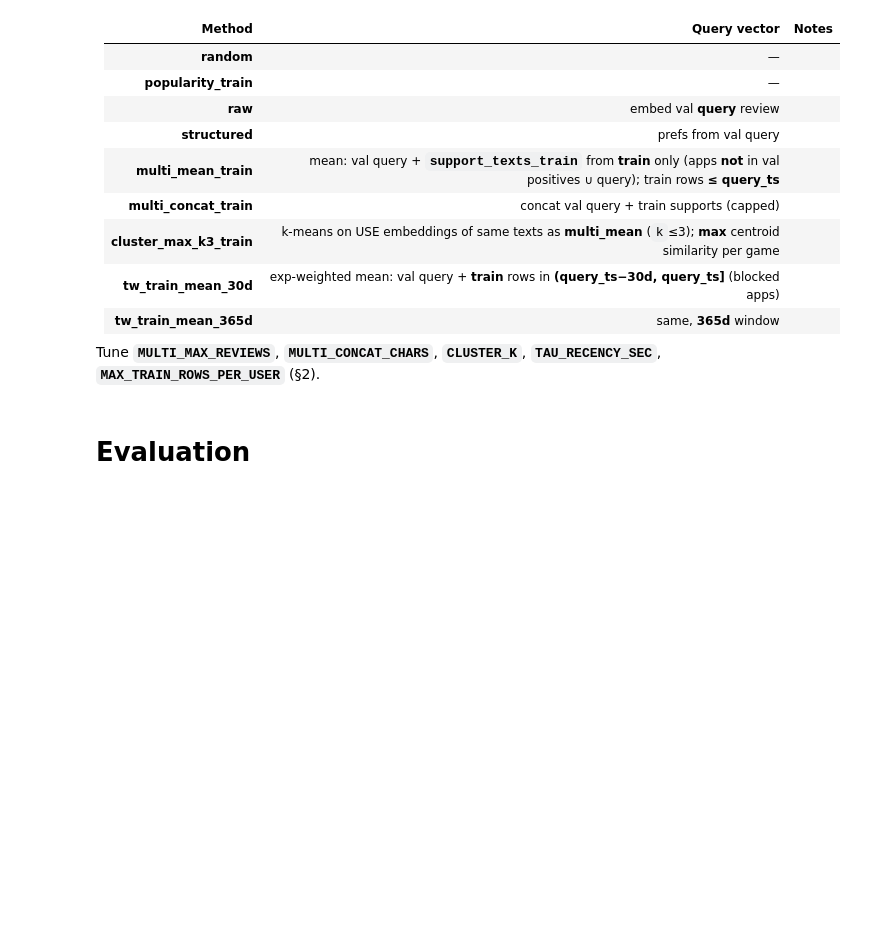
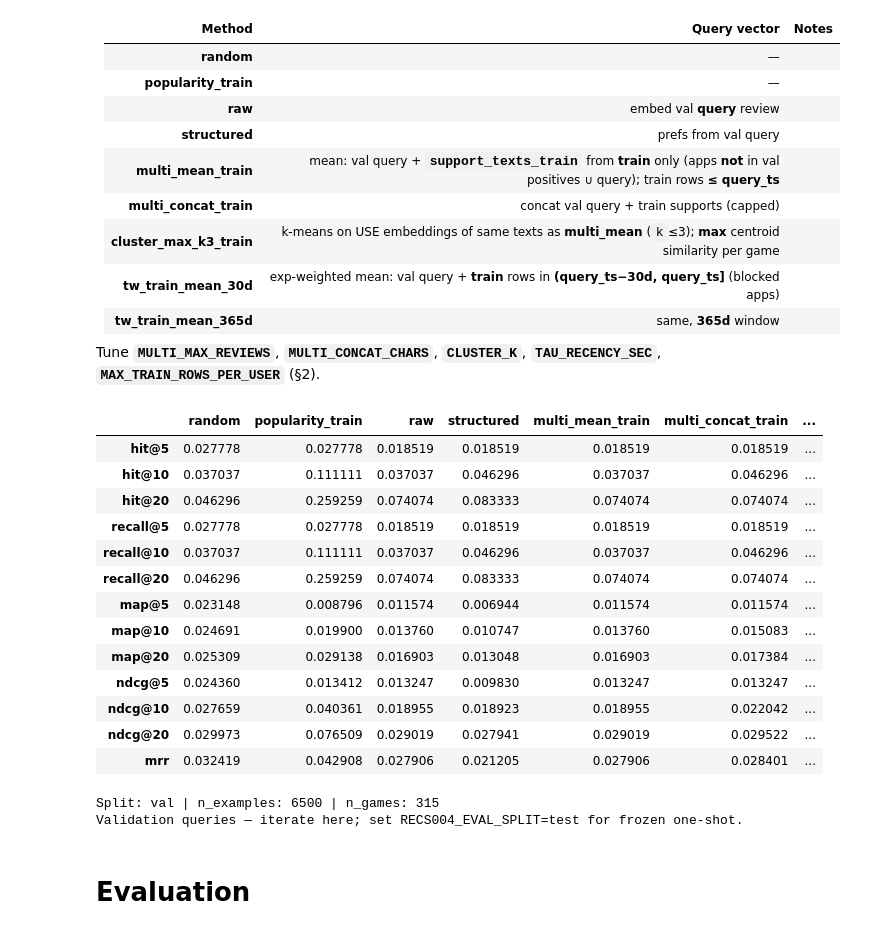
Before and after one commit to rreuther8/steam-review-ml, a Jupyter notebook: notebooks/models/query_embeddings/recs_004_eval_proxy_same_user.ipynb, the cells around one changed output. Cells and saved outputs as stored; diff of their text form; code cells hidden in the pictures; blank space fills up the shorter version.

```diff
--- a/notebooks/models/query_embeddings/recs_004_eval_proxy_same_user.ipynb
+++ b/notebooks/models/query_embeddings/recs_004_eval_proxy_same_user.ipynb
@@ -678,6 +514,19 @@ One table; **all** retrieval rows use the **same val positives** (`positives`
 Tune **`MULTI_MAX_REVIEWS`**, **`MULTI_CONCAT_CHARS`**, **`CLUSTER_K`**, **`TAU_RECENCY_SEC`**, **`MAX_TRAIN_ROWS_PER_USER`** (§2).
 # %%
 # §3 — For each ablation method, aggregate Hit/Recall/MRR/MAP/NDCG over ``examples``.
+if "examples" not in globals() or len(examples) == 0:
+    raise RuntimeError("Section 2 did not produce usable `examples`. Re-run Section 2 and verify cohort settings.")
+
+# Local RNG so Section 3 is self-contained.
+if "RNG_SEED" not in globals():
+    from steam_review_ml.constants import PROJECT_RANDOM_SEED
+    RNG_SEED = PROJECT_RANDOM_SEED
+rng = np.random.default_rng(RNG_SEED)
+
+# Ensure text-structuring helpers are in scope.
+if "build_embedding_input" not in globals() or "extract_preferences" not in globals():
+    from steam_review_ml.recommender import build_embedding_input, extract_preferences
+
 KS = (5, 10, 20)
 MULTI_MAX_REVIEWS = 5
 MULTI_CONCAT_CHARS = 2000
@@ -908,33 +757,50 @@ agg_pop = eval_popularity_baseline()
 agg_raw = eval_loop(q_raw)
 agg_struct = eval_loop(q_structured)
 agg_m_tr = eval_loop(q_multi_mean_train)
 agg_m_cat_tr = eval_loop(q_multi_concat_train)
 agg_tw30 = eval_loop(lambda ex: q_tw_train_mean(ex, WINDOW_30D))
 agg_tw365 = eval_loop(lambda ex: q_tw_train_mean(ex, WINDOW_365D))
 agg_cluster_max = eval_loop_scores(scores_cluster_max_train)
 
 summary_ablation = pd.DataFrame(
     [
         summarize("random", agg_rand),
         summarize("popularity_train", agg_pop),
         summarize("raw", agg_raw),
         summarize("structured", agg_struct),
         summarize("multi_mean_train", agg_m_tr),
         summarize("multi_concat_train", agg_m_cat_tr),
         summarize("cluster_max_k3_train", agg_cluster_max),
         summarize("tw_train_mean_30d", agg_tw30),
         summarize("tw_train_mean_365d", agg_tw365),
     ]
 )
 display(summary_ablation.T)
 
 print("Split:", EVAL_SPLIT_NAME, "| n_examples:", len(examples), "| n_games:", n_games)
 if EVAL_SPLIT_NAME == "train":
     print("Note: queries are from TRAIN — train-profile vs val-label logic is weak. Prefer val or test.")
 elif EVAL_SPLIT_NAME == "val":
     print("Validation queries — iterate here; set RECS004_EVAL_SPLIT=test for frozen one-shot.")
 elif EVAL_SPLIT_NAME == "test":
     print("TEST holdout — document these numbers as final offline report for this method version.")
+# %% [output]
+|  | random | popularity_train | raw | structured | multi_mean_train | multi_concat_train | ... |
+| hit@5 | 0.027778 | 0.027778 | 0.018519 | 0.018519 | 0.018519 | 0.018519 | ... |
+| hit@10 | 0.037037 | 0.111111 | 0.037037 | 0.046296 | 0.037037 | 0.046296 | ... |
+| hit@20 | 0.046296 | 0.259259 | 0.074074 | 0.083333 | 0.074074 | 0.074074 | ... |
+| recall@5 | 0.027778 | 0.027778 | 0.018519 | 0.018519 | 0.018519 | 0.018519 | ... |
+| recall@10 | 0.037037 | 0.111111 | 0.037037 | 0.046296 | 0.037037 | 0.046296 | ... |
+| recall@20 | 0.046296 | 0.259259 | 0.074074 | 0.083333 | 0.074074 | 0.074074 | ... |
+| map@5 | 0.023148 | 0.008796 | 0.011574 | 0.006944 | 0.011574 | 0.011574 | ... |
+| map@10 | 0.024691 | 0.019900 | 0.013760 | 0.010747 | 0.013760 | 0.015083 | ... |
+| map@20 | 0.025309 | 0.029138 | 0.016903 | 0.013048 | 0.016903 | 0.017384 | ... |
+| ndcg@5 | 0.024360 | 0.013412 | 0.013247 | 0.009830 | 0.013247 | 0.013247 | ... |
+| ndcg@10 | 0.027659 | 0.040361 | 0.018955 | 0.018923 | 0.018955 | 0.022042 | ... |
+| ndcg@20 | 0.029973 | 0.076509 | 0.029019 | 0.027941 | 0.029019 | 0.029522 | ... |
+| mrr | 0.032419 | 0.042908 | 0.027906 | 0.021205 | 0.027906 | 0.028401 | ... |
+Split: val | n_examples: 6500 | n_games: 315
+Validation queries — iterate here; set RECS004_EVAL_SPLIT=test for frozen one-shot.
 # %% [markdown]
 # Evaluation
 # %% [markdown]
```
Also changed, not shown: parts of 9 cells of this notebook.
